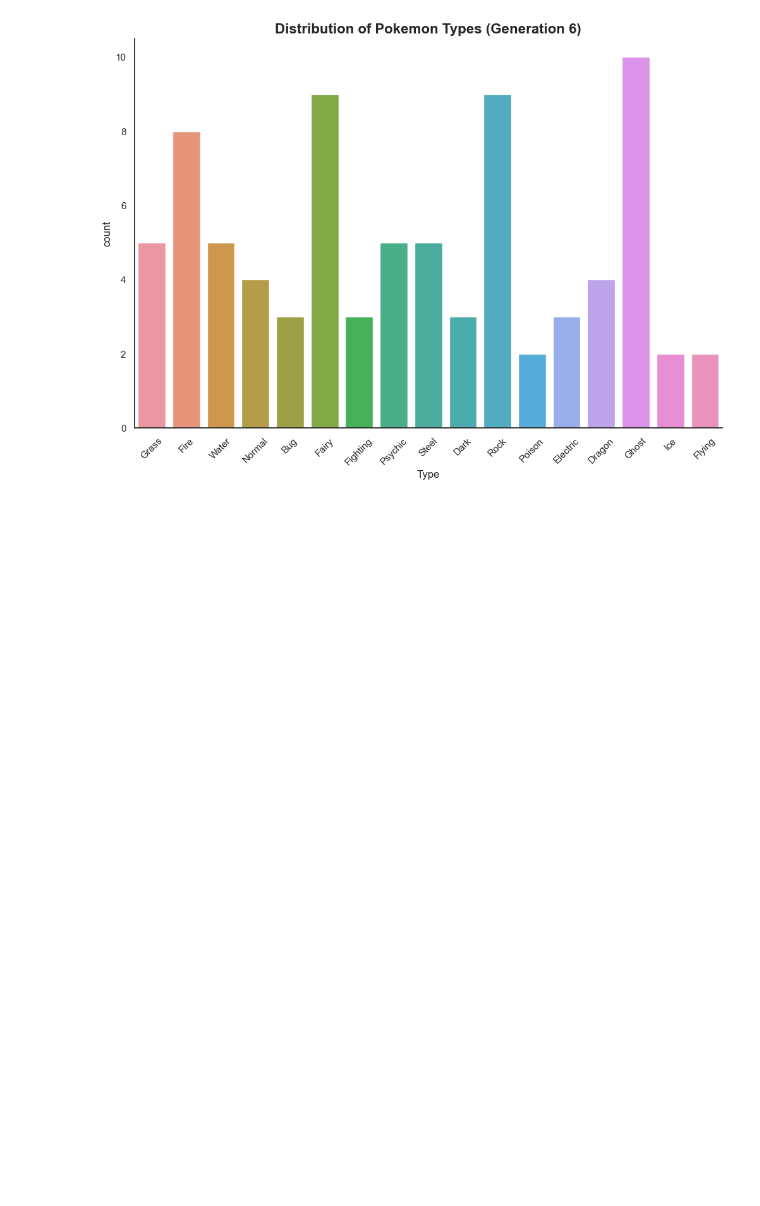
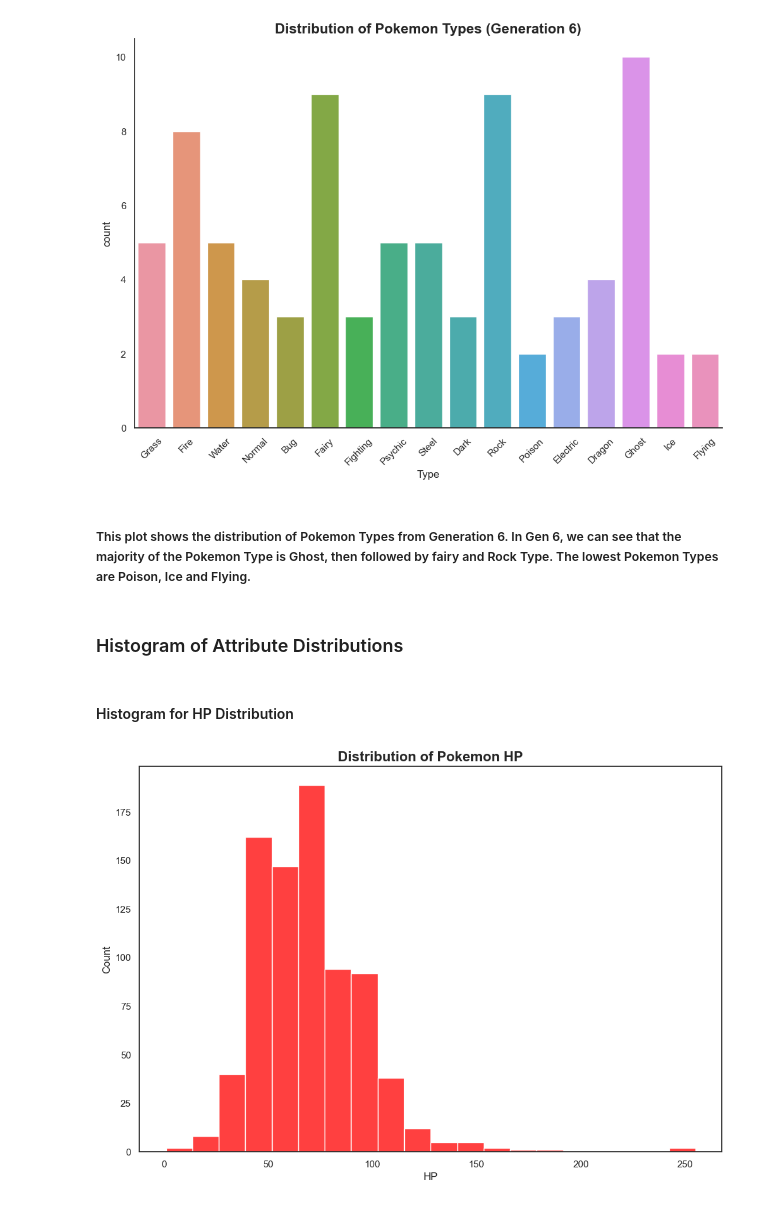
Before and after one commit to ItzChaBoiGhoza/Pokemon-Data-Report, a Jupyter notebook: Pokemon Report Notebook.ipynb, the cells around one changed output. Saved outputs shown, nothing was run; the diff lists cells and outputs as text; code cells hidden in the pictures; blank space fills up the shorter version.

```diff
--- a/Pokemon Report Notebook.ipynb
+++ b/Pokemon Report Notebook.ipynb
@@ -243,4 +259,15 @@ plt.show()
 # %% [output]
 [figure]
 # %% [markdown]
-#
+##### This plot shows the distribution of Pokemon Types from Generation 6. In Gen 6, we can see that the majority of the Pokemon Type is Ghost, then followed by fairy and Rock Type. The lowest Pokemon Types are Poison, Ice and Flying.
+# %% [markdown]
+### Histogram of Attribute Distributions
+# %% [markdown]
+#### Histogram for HP Distribution
+# %%
+plt.figure(figsize = (12,8))
+sns.histplot(data = data, x = 'HP', bins = 20, color = 'Red')
+plt.title('Distribution of Pokemon HP', fontsize = 16, weight = 'bold')
+plt.show()
+# %% [output]
+[figure, added]
```
Also changed, not shown: parts of 47 cells of this notebook.
